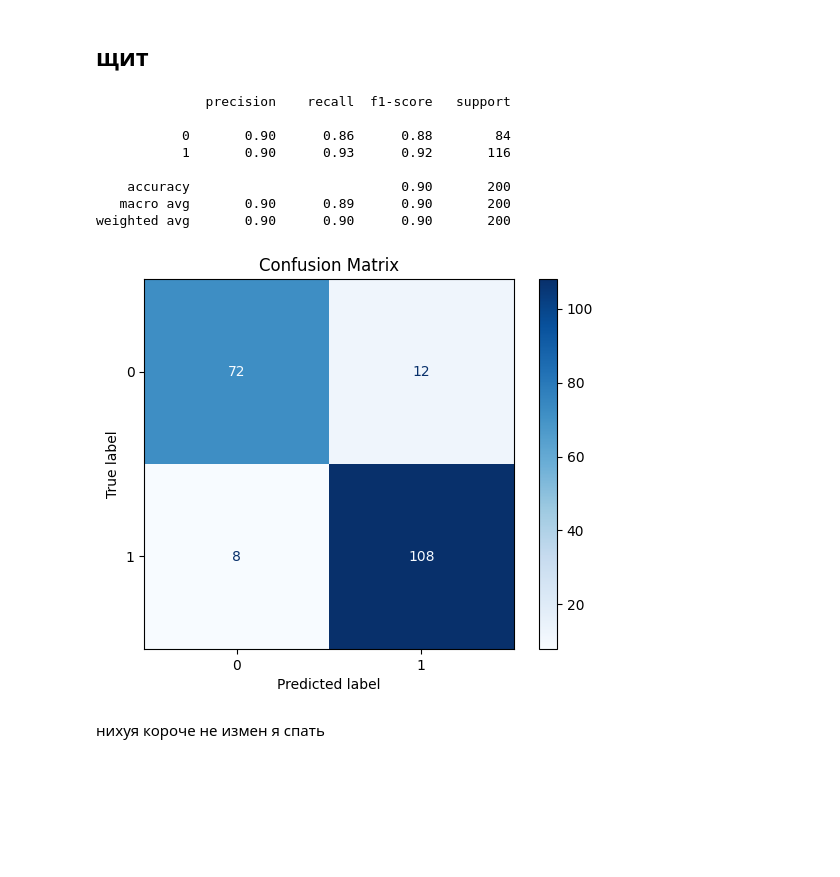
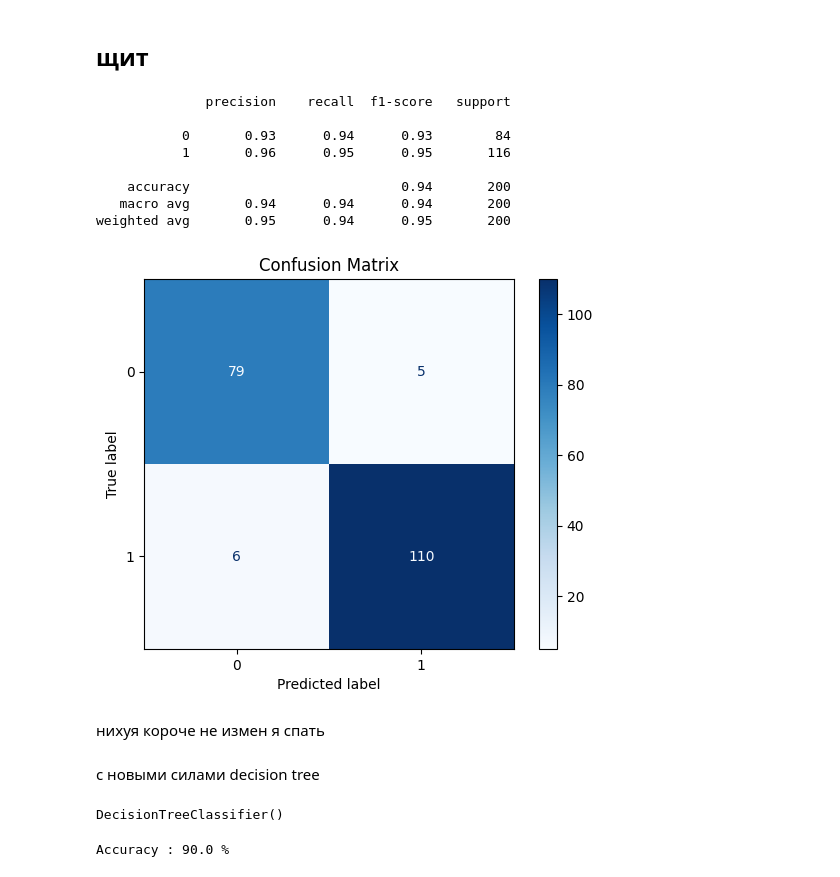
Before and after one commit to Skiner752/Intro-to-machine-learning, a Jupyter notebook: heart.ipynb, the cells around one changed output. Saved outputs shown, nothing was run; the diff lists cells and outputs as text; code cells hidden in the pictures; blank space fills up the shorter version.

```diff
--- a/heart.ipynb
+++ b/heart.ipynb
@@ -454,7 +454,7 @@ from sklearn.preprocessing import StandardScaler
 scaler = StandardScaler()
 X_scaled = scaler.fit_transform(X)
 # %%
-k_range = range(1, 300)
+k_range = range(1, 5)
 cross_val_scores = []
 
 for k in k_range:
@@ -493,23 +493,38 @@ Accuracy : 90.0 %
 # %% [markdown]
 ## **щит**
 # %%
-print(classification_report(Y_test, Y_pred))
+print(classification_report(Y_test, Y_pred_knn_bestk))
 # %% [output]
               precision    recall  f1-score   support
 
-           0       0.90      0.86      0.88        84
-           1       0.90      0.93      0.92       116
+           0       0.93      0.94      0.93        84
+           1       0.96      0.95      0.95       116
 
-    accuracy                           0.90       200
-   macro avg       0.90      0.89      0.90       200
-weighted avg       0.90      0.90      0.90       200
+    accuracy                           0.94       200
+   macro avg       0.94      0.94      0.94       200
+weighted avg       0.95      0.94      0.95       200
 # %%
-cm = confusion_matrix(Y_test, Y_pred)
+cm = confusion_matrix(Y_test, Y_pred_knn_bestk)
 disp = ConfusionMatrixDisplay(confusion_matrix=cm)
 disp.plot(cmap='Blues')
 plt.title("Confusion Matrix")
 plt.show()
 # %% [output]
-[figure, old version]
+[figure, new version]
 # %% [markdown]
 нихуя короче не измен я спать
+# %% [markdown]
+с новыми силами decision tree
+# %%
+tree = DecisionTreeClassifier()
+tree.fit(X_train, Y_train)
+# %% [output]
+DecisionTreeClassifier()
+# %%
+Y_pred_tree = tree.predict(X_test)
+
+accuracy_result_tree = accuracy_score(Y_test,Y_pred) * 100
+
+print('Accuracy : {} %'.format(accuracy_result_tree))
+# %% [output]
+Accuracy : 90.0 %
```
Also changed, not shown: parts of 4 cells of this notebook.
